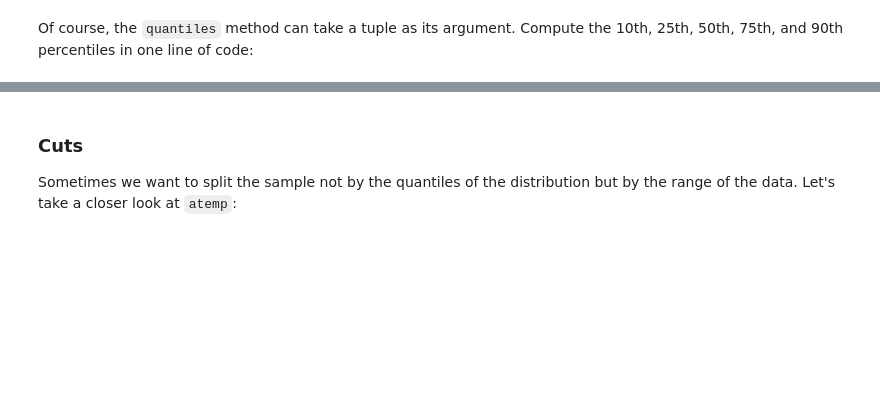
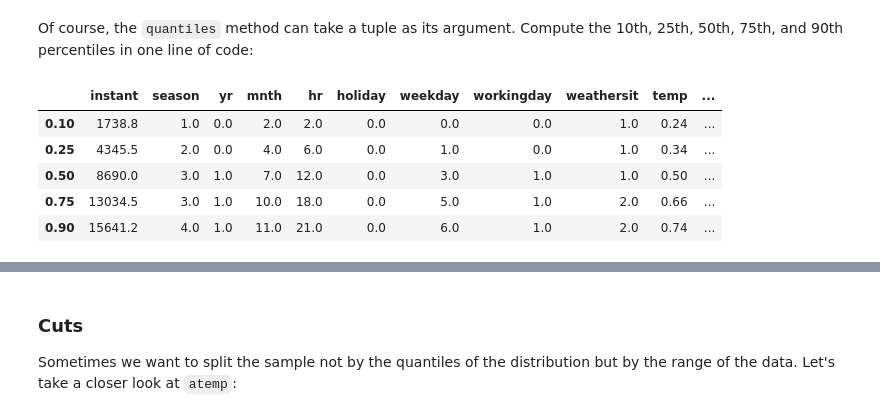
Before and after one commit to mhac009/Institute_of_Data, a Jupyter notebook: Labs/Module_3/IOD_Lab 3.1.1.ipynb, the cells around one changed output, grey strips where cells are left out. Cells and saved outputs as stored; diff of their text form; code cells hidden in the pictures; blank space fills up the shorter version.

```diff
--- a/Labs/Module_3/IOD_Lab 3.1.1.ipynb
+++ b/Labs/Module_3/IOD_Lab 3.1.1.ipynb
@@ -262,0 +520,10 @@ Of course, the `quantiles` method can take a tuple as its argument. Compute the
+# %%
+#ANSWER
+bikes.quantile([0.1, 0.25, 0.5, 0.75, 0.9])
+# %% [output]
+|  | instant | season | yr | mnth | hr | holiday | weekday | workingday | weathersit | temp | ... |
+| 0.10 | 1738.8 | 1.0 | 0.0 | 2.0 | 2.0 | 0.0 | 0.0 | 0.0 | 1.0 | 0.24 | ... |
+| 0.25 | 4345.5 | 2.0 | 0.0 | 4.0 | 6.0 | 0.0 | 1.0 | 0.0 | 1.0 | 0.34 | ... |
+| 0.50 | 8690.0 | 3.0 | 1.0 | 7.0 | 12.0 | 0.0 | 3.0 | 1.0 | 1.0 | 0.50 | ... |
+| 0.75 | 13034.5 | 3.0 | 1.0 | 10.0 | 18.0 | 0.0 | 5.0 | 1.0 | 2.0 | 0.66 | ... |
+| 0.90 | 15641.2 | 4.0 | 1.0 | 11.0 | 21.0 | 0.0 | 6.0 | 1.0 | 2.0 | 0.74 | ... |
```
Also changed, not shown: parts of 82 cells of this notebook.
